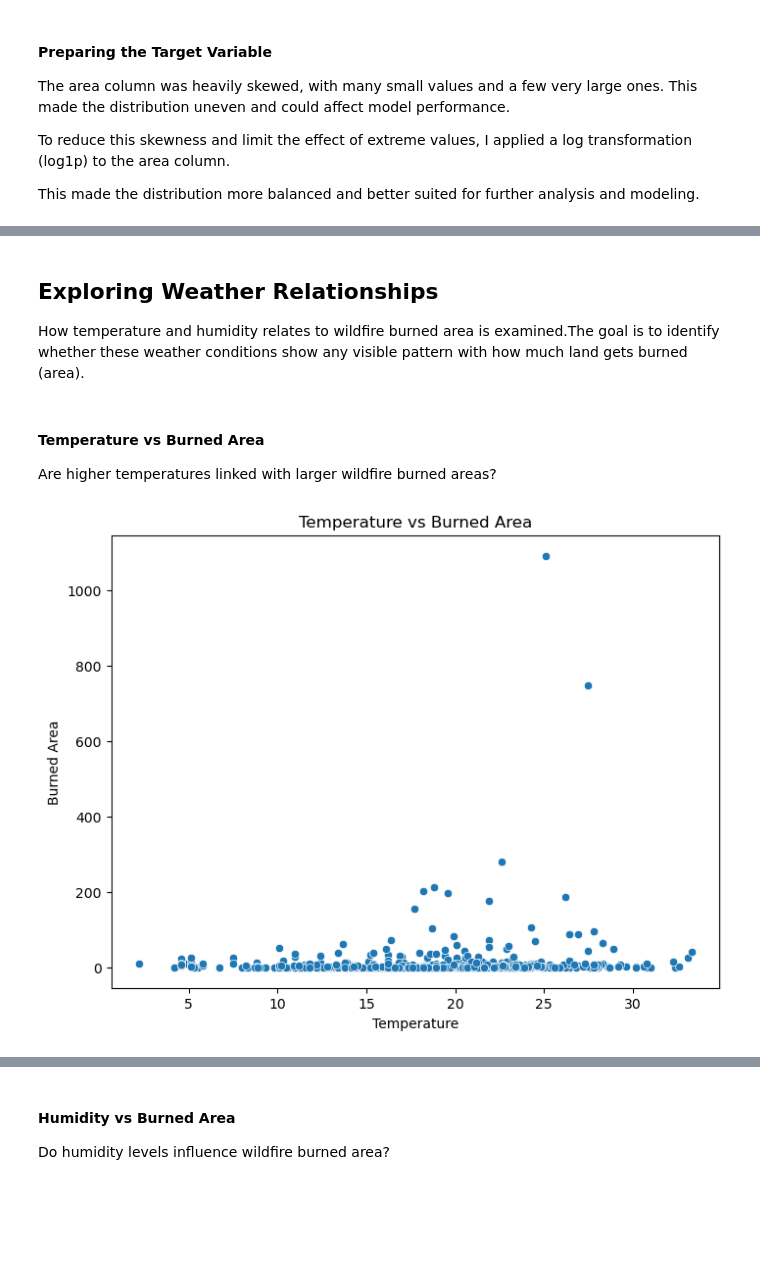
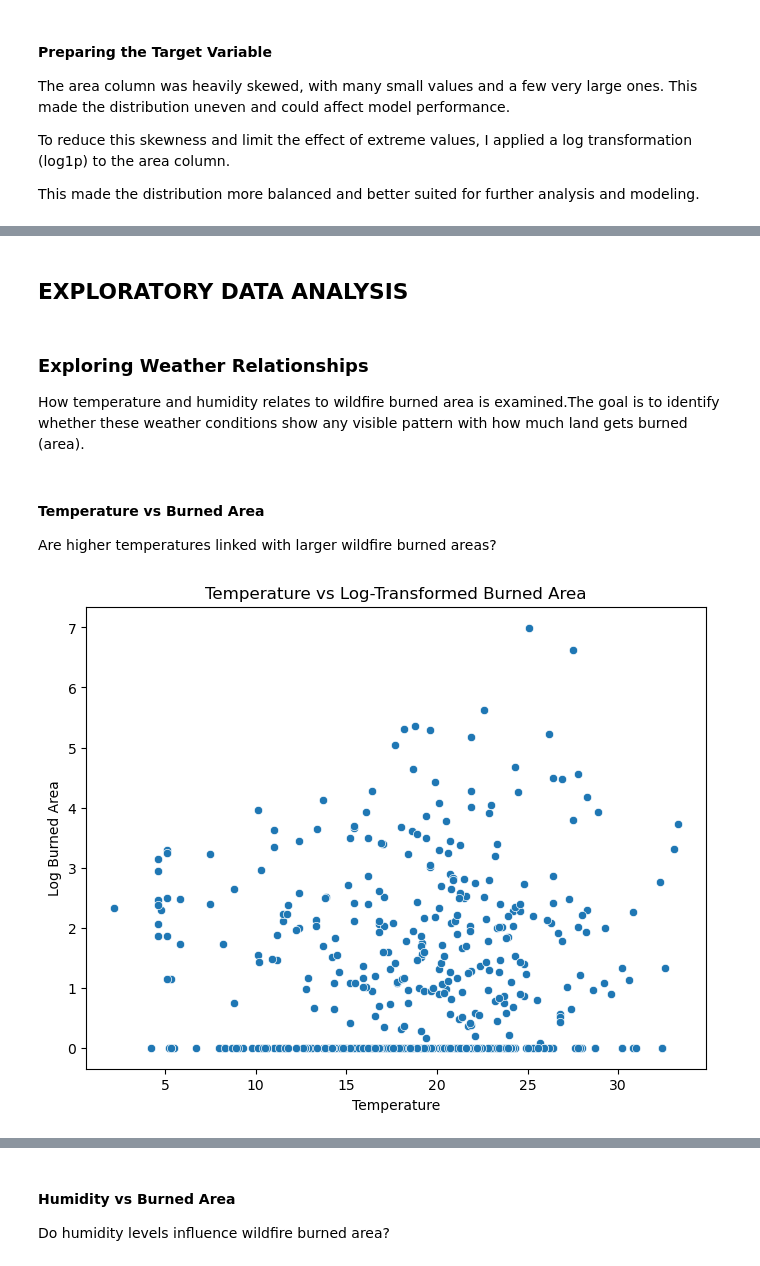
Before and after one commit to Oluwatosin-Simeon/wildfire-risk-analysis, a Jupyter notebook: wildfire-risk-analysis/notebooks/wildfire-analysis .ipynb, the cells around one changed output, grey strips where cells are left out. Drawn from its saved outputs; the diff is of its cells as text; code cells hidden in the pictures; blank space fills up the shorter version.

```diff
--- a/wildfire-risk-analysis/notebooks/wildfire-analysis .ipynb
+++ b/wildfire-risk-analysis/notebooks/wildfire-analysis .ipynb
@@ -263,3 +267,10 @@ The area column was heavily skewed, with many small values and a few very large
 To reduce this skewness and limit the effect of extreme values, I applied a log transformation (log1p) to the area column.
 
 This made the distribution more balanced and better suited for further analysis and modeling.
+# %%
+# LOADING UPDATED CLEANED DATASET
+
+import pandas as pd
+
+df_cleaned = pd.read_csv('cleaned_forestfires.csv')
+df_cleaned.head()
@@ -266,5 +284,7 @@ This made the distribution more balanced and better suited for further analysis
+# %% [markdown]
+## EXPLORATORY DATA ANALYSIS
 # %% [markdown]
-## Exploring Weather Relationships
+### Exploring Weather Relationships
 
 How temperature and humidity relates to wildfire burned area is examined.The goal is to identify whether these weather conditions show any visible pattern with how much land gets burned (area).
 # %% [markdown]
@@ -274,14 +294,15 @@ Are higher temperatures linked with larger wildfire burned areas?
 # %%
 import matplotlib.pyplot as plt
 import seaborn as sns
+
 plt.figure(figsize=(8,6))
-sns.scatterplot(data=df_cleaned, x='temp', y='area')
-plt.title('Temperature vs Burned Area')
+sns.scatterplot(data=df_cleaned, x='temp', y='area_log')
+plt.title('Temperature vs Log-Transformed Burned Area')
 plt.xlabel('Temperature')
-plt.ylabel('Burned Area')
+plt.ylabel('Log Burned Area')
 plt.show()
 # %% [output]
-[figure, old version]
+[figure, new version]
 # %% [markdown]
 #### Interpretation
 
```
Also changed, not shown: parts of 61 cells of this notebook, 2 other files.
